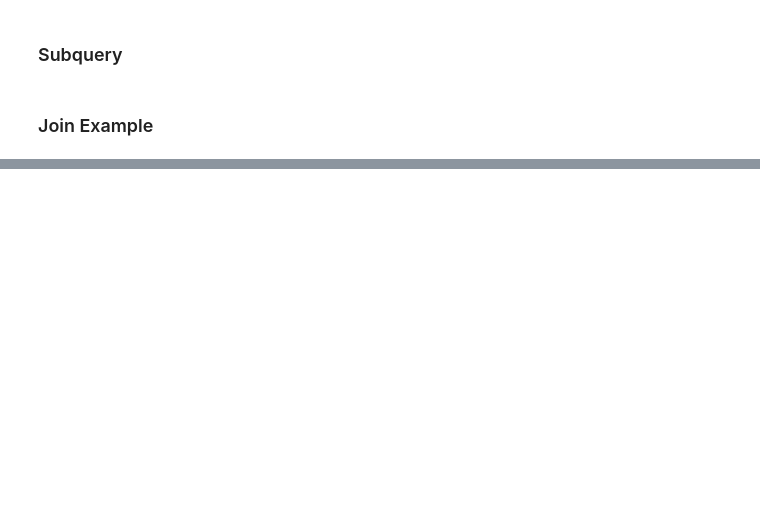
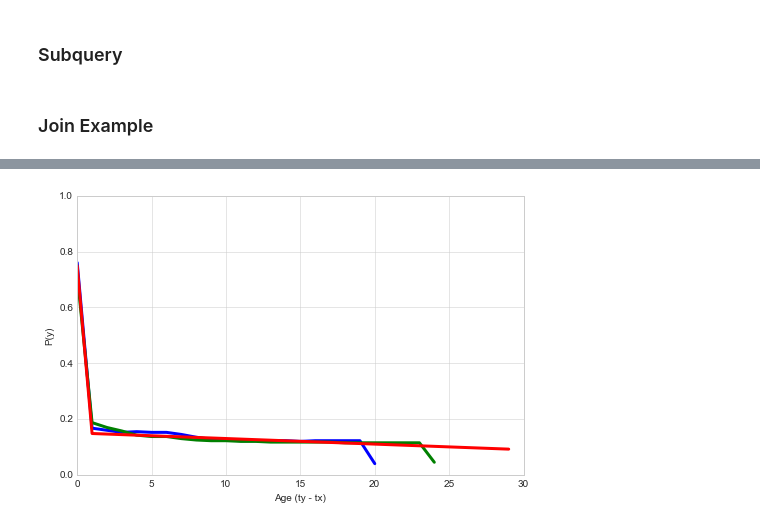
Before and after one commit to thevioletpiece/data_science_tools, a Jupyter notebook: databases/eliflo.ipynb, the cells around one changed output, grey strips where cells are left out. Saved outputs shown, nothing was run; the diff lists cells and outputs as text; code cells hidden in the pictures; blank space fills up the shorter version.

```diff
--- a/databases/eliflo.ipynb
+++ b/databases/eliflo.ipynb
@@ -254,7 +285,7 @@ def constructRetentionCurve(month):
     string = '''
     select
         month,
-        cast(returning_users as real)/initial_cohort as retention_Rate
+        cast(returning_users as real)/initial_cohort as retention_rate
     from
     (select
         cast((b.timestamp - a.datecreated)/(86400*30) as int) as month,
@@ -262,7 +293,7 @@ def constructRetentionCurve(month):
     from
         eliflo_users a
     left join
-        eliflo_activity b
+        eliflo_master_fact b
     on
         a.customerid = b.customerid
     where
@@ -284,0 +318,23 @@ b=sql.read_sql(constructRetentionCurve('2012-06'), con=conn)
+# %%
+def linearG(t, b, m):
+    if t < 0:
+        return 0
+    if t == 0:
+        return 0.75
+    elif b - m*t  > 0:
+        return round(b -m*t, 3)
+    else:
+        return 0
+# %%
+plt.figure(figsize=(8,5))
+plt.style.use('seaborn-whitegrid')
+plt.rc('lines', linewidth=3)
+plt.plot([item for item in a['month']] ,[item for item in a['retention_rate']])
+plt.plot([item for item in b['month']] ,[item for item in b['retention_rate']])
+plt.plot([item for item in range(30)] ,[linearG(item, 0.15, 0.002) for item in range(30)])
+plt.xlabel('Age (ty - tx)')
+plt.ylabel('P(y)')
+plt.ylim((0,1))
+plt.show()
+# %% [output]
+[figure, added]
```
Also changed, not shown: parts of 20 cells of this notebook, 5 other files.
